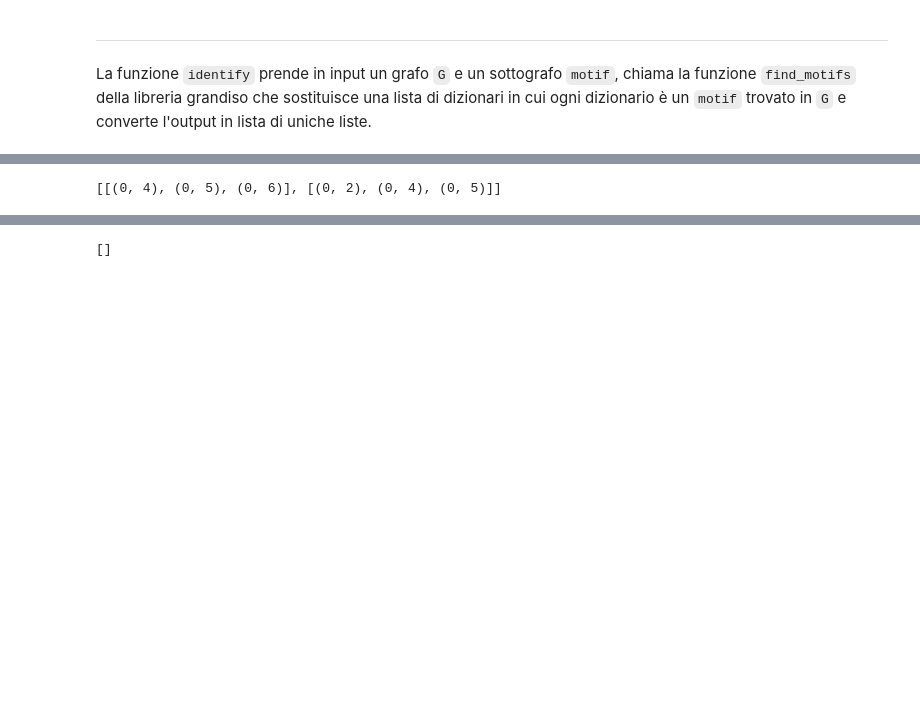
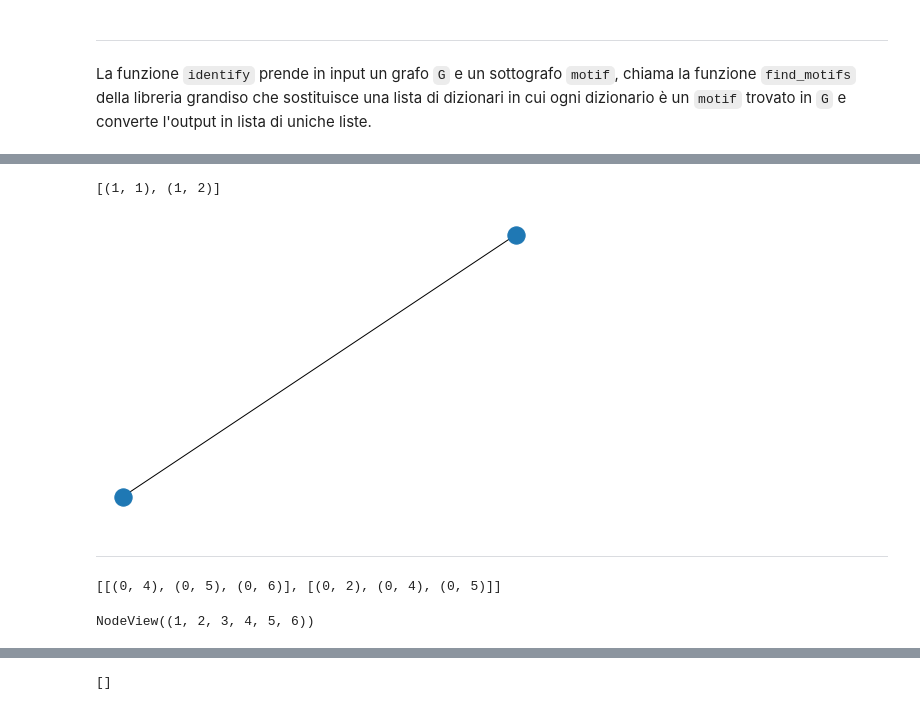
Before and after one commit to kdd-lab/2020_Trevisan, a Jupyter notebook: code/notebook/Pipeline_gerarchica.ipynb, the cells around one changed output, grey strips where cells are left out. Cells and saved outputs as stored; diff of their text form; code cells hidden in the pictures; blank space fills up the shorter version.

```diff
--- a/code/notebook/Pipeline_gerarchica.ipynb
+++ b/code/notebook/Pipeline_gerarchica.ipynb
@@ -108,8 +160,21 @@ ris
+# %%
+G2 = nx.relabel_nodes(G1, mapp3)
+print(G2.nodes())
+nx.draw(G2)
+# %% [output]
+[(1, 1), (1, 2)]
+[figure, added]
+# %% [markdown]
+***
 # %%
 ris = identify(motif, G_rin)
 ris
 # %% [output]
 [[(0, 4), (0, 5), (0, 6)], [(0, 2), (0, 4), (0, 5)]]
+# %%
+G1.nodes()
+# %% [output]
+NodeView((1, 2, 3, 4, 5, 6))
 # %%
 ris = identify(motif, G1)
 ris
```
Also changed, not shown: parts of 25 cells of this notebook, 1 other file.
